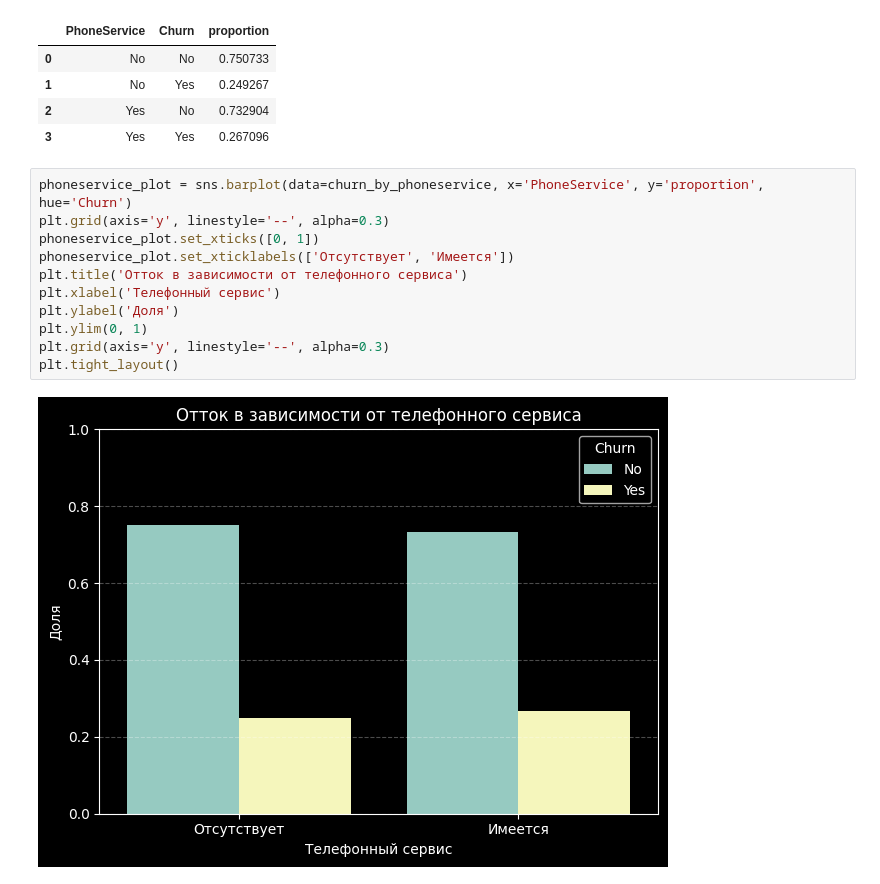
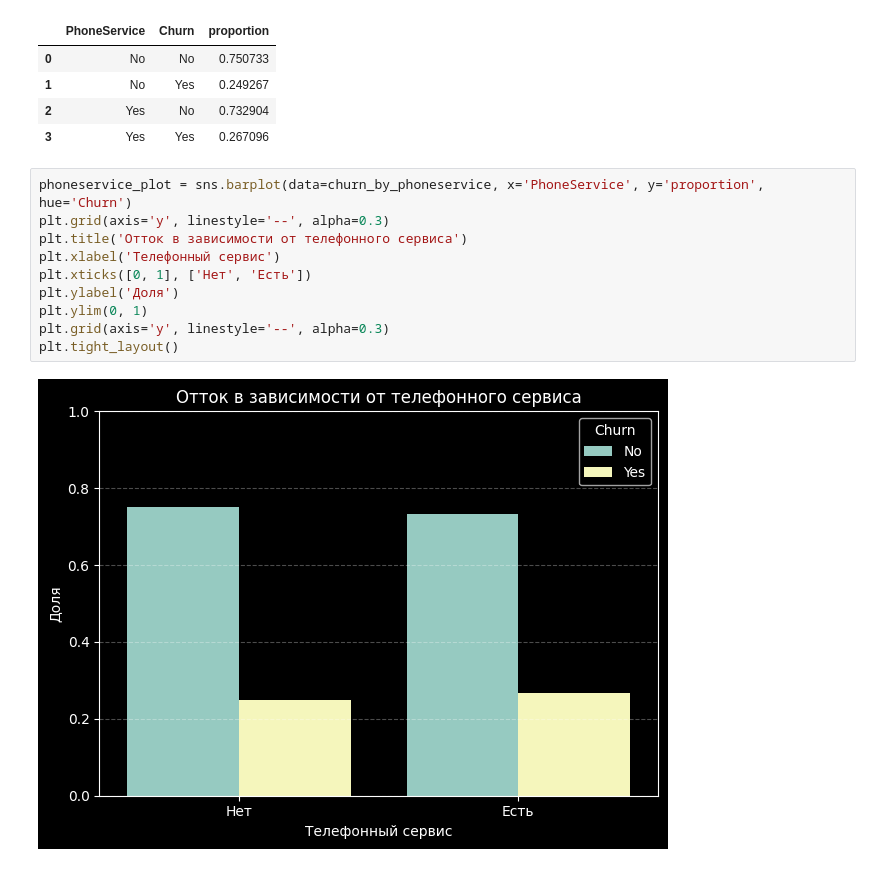
Before and after one commit to KaterinaVZK/Telco-Customer-Churn, a Jupyter notebook: Telco Customer Churn.ipynb, the cells around one changed output. Drawn from its saved outputs; the diff is of its cells as text.

```diff
--- a/Telco Customer Churn.ipynb
+++ b/Telco Customer Churn.ipynb
@@ -347,13 +347,12 @@ churn_by_phoneservice
 # %%
 phoneservice_plot = sns.barplot(data=churn_by_phoneservice, x='PhoneService', y='proportion', hue='Churn')
 plt.grid(axis='y', linestyle='--', alpha=0.3)
-phoneservice_plot.set_xticks([0, 1])
-phoneservice_plot.set_xticklabels(['Отсутствует', 'Имеется'])
 plt.title('Отток в зависимости от телефонного сервиса')
 plt.xlabel('Телефонный сервис')
+plt.xticks([0, 1], ['Нет', 'Есть'])
 plt.ylabel('Доля')
 plt.ylim(0, 1)
 plt.grid(axis='y', linestyle='--', alpha=0.3)
 plt.tight_layout()
 # %% [output]
-[figure, old version]
+[figure, new version]
```
Also changed, not shown: parts of 16 cells of this notebook.
